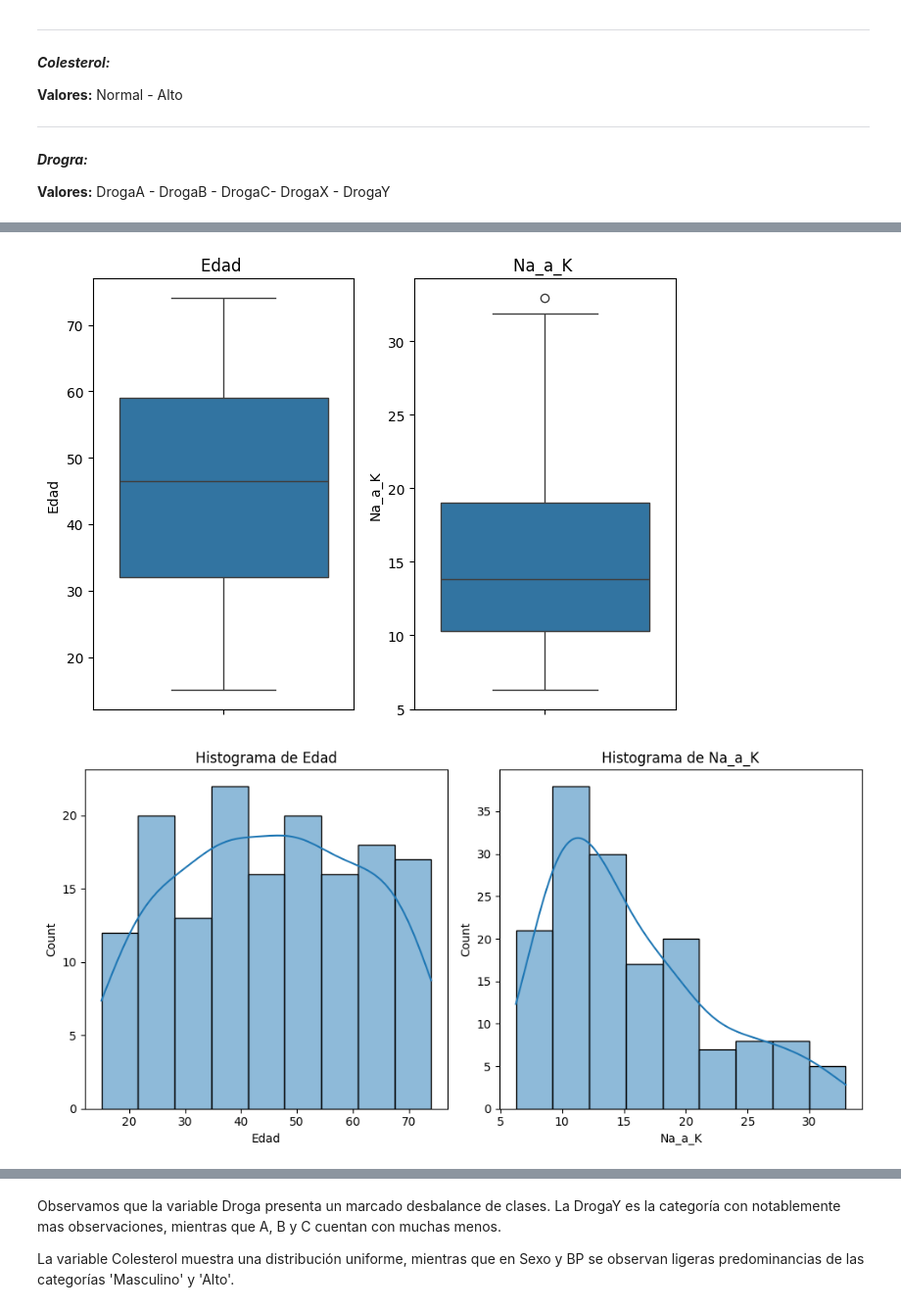
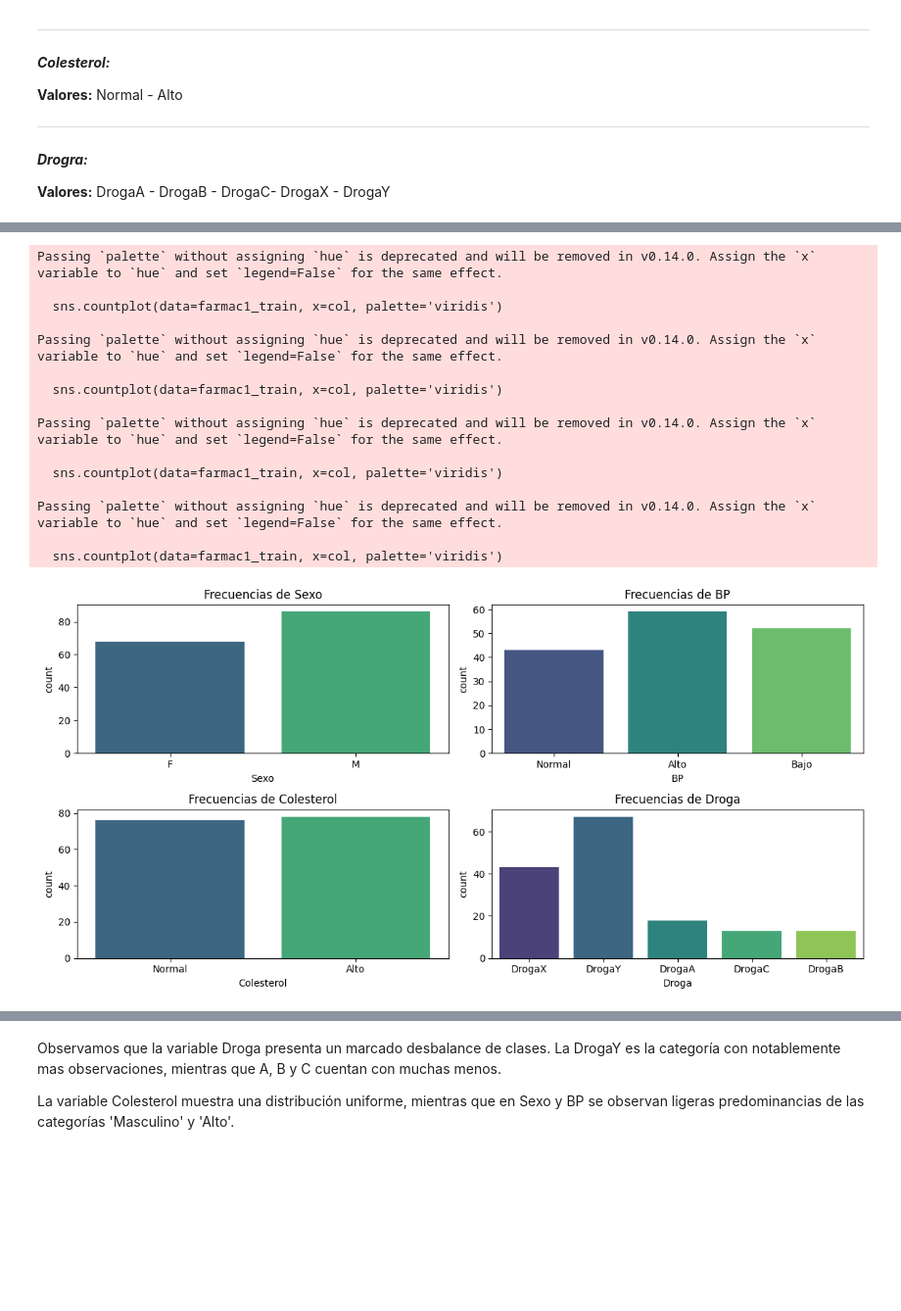
Before and after one commit to CaroRuiz92/TPs_Mineria_Datos, a Jupyter notebook: TP2/Trabajo_Practico_Nro_2_Bartomioli_Ruiz.ipynb, the cells around one changed output, grey strips where cells are left out. Shown at 98% size. Drawn from its saved outputs; the diff is of its cells as text; code cells hidden in the pictures; blank space fills up the shorter version.

```diff
--- a/TP2/Trabajo_Practico_Nro_2_Bartomioli_Ruiz.ipynb
+++ b/TP2/Trabajo_Practico_Nro_2_Bartomioli_Ruiz.ipynb
@@ -632,5 +671,5 @@ def discretizar(datos_train, datos_test, columnas, n_bins):
 # %%
-# Carga y visuaización del conjunto de Datos sobre drogas farmacéuticas.
-farmac = pd.read_csv('/content/drugType.csv')
-farmac.head()
+# CARGA Y REVISIÓN INICIAL
+farmac = pd.read_csv('drugType.csv')
+farmac.info()
 # %% [output]
@@ -760,14 +869,10 @@ Se realizaron boxplots para cada variable numérica con el objetivo de identific
 # %%
-# BOXPLOTS:
-cols_num = ['Edad',	'Na_a_K']
-
-plt.figure(figsize=(10,5))
-
+# Histogramas de variables numéricas
+plt.figure(figsize=(12, 4))
 for i, col in enumerate(cols_num):
-    plt.subplot(1, 3, i+1)
-    sns.boxplot( y=col, data=farmac1_train)
-    plt.title(f"{col} ")
-
+    plt.subplot(1, 2, i + 1)
+    sns.histplot(farmac1_train[col], kde=True, color='teal')
+    plt.title(f"Distribución de {col}")
 plt.tight_layout()
 plt.show()
 # %% [output]
@@ -775,3 +879,0 @@ plt.show()
-# %%
-#Eliminación outliers en 'Na_a_K'.
-farmac1_train = outliers(farmac1_train,'Na_a_K')
@@ -780,28 +880,27 @@ Se eliminaron: 6 filas.
 # %%
-# BOXPLOTS:
-cols_num = ['Edad',	'Na_a_K']
-
-plt.figure(figsize=(10,5))
-
-for i, col in enumerate(cols_num):
-    plt.subplot(1, 3, i+1)
-    sns.boxplot( y=col, data=farmac1_train)
-    plt.title(f"{col} ")
-
+# Frecuencia de variables categóricas
+col_cat = ['Sexo', 'BP', 'Colesterol', 'Droga']
+plt.figure(figsize=(12, 6))
+for i, col in enumerate(col_cat):
+    plt.subplot(2, 2, i + 1)
+    sns.countplot(data=farmac1_train, x=col, palette='viridis')
+    plt.title(f"Frecuencias de {col}")
 plt.tight_layout()
-plt.show()
+plt.show();
 # %% [output]
+Passing `palette` without assigning `hue` is deprecated and will be removed in v0.14.0. Assign the `x` variable to `hue` and set `legend=False` for the same effect.
+
+  sns.countplot(data=farmac1_train, x=col, palette='viridis')
+
+Passing `palette` without assigning `hue` is deprecated and will be removed in v0.14.0. Assign the `x` variable to `hue` and set `legend=False` for the same effect.
+
+  sns.countplot(data=farmac1_train, x=col, palette='viridis')
+
+Passing `palette` without assigning `hue` is deprecated and will be removed in v0.14.0. Assign the `x` variable to `hue` and set `legend=False` for the same effect.
+
+  sns.countplot(data=farmac1_train, x=col, palette='viridis')
+
+Passing `palette` without assigning `hue` is deprecated and will be removed in v0.14.0. Assign the `x` variable to `hue` and set `legend=False` for the same effect.
+
+  sns.countplot(data=farmac1_train, x=col, palette='viridis')
-[figure, old version]
+[figure, new version]
-# %%
-# HISTOGRAMAS :
-plt.figure(figsize=(15,5))
-
-for i, col in enumerate(cols_num):
-    plt.subplot(1, 3, i+1)
-    sns.histplot(farmac1_train[col], kde=True)
-    plt.title(f"Histograma de {col}")
-
-plt.tight_layout()
-plt.show()
-# %% [output]
-[figure, removed]
```
Also changed, not shown: parts of 197 cells of this notebook.
